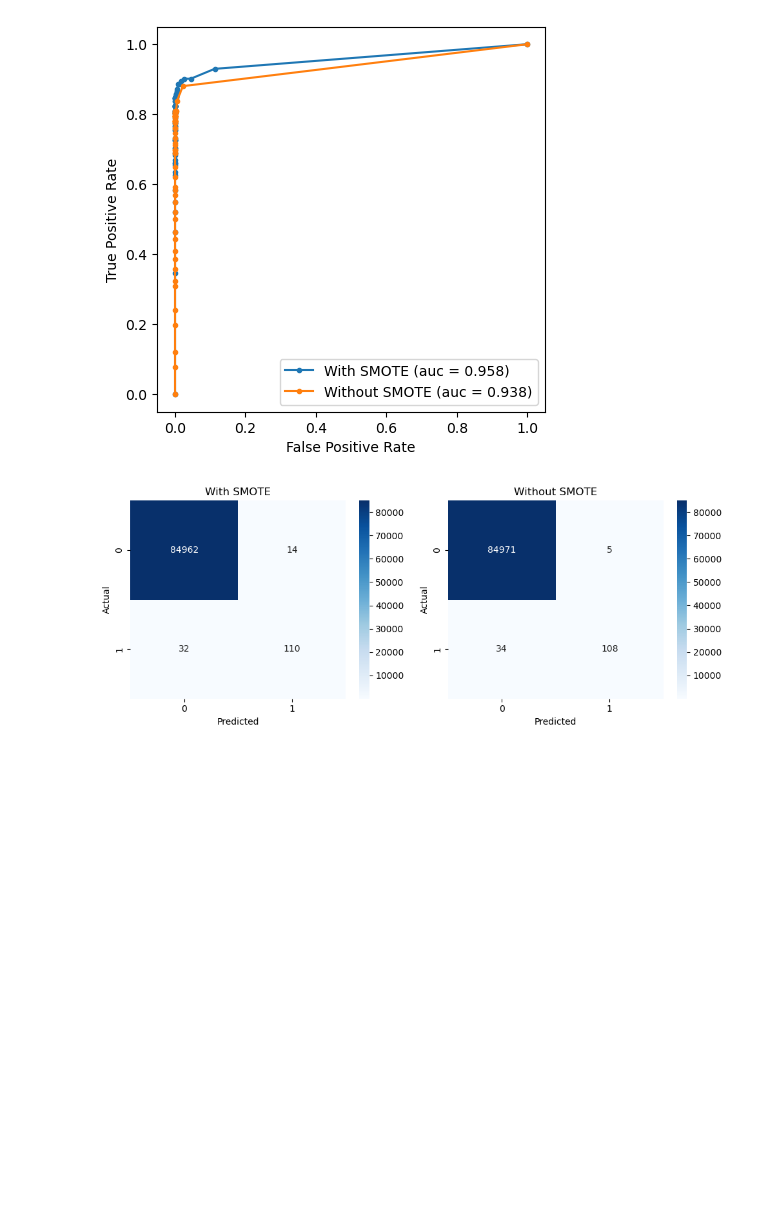
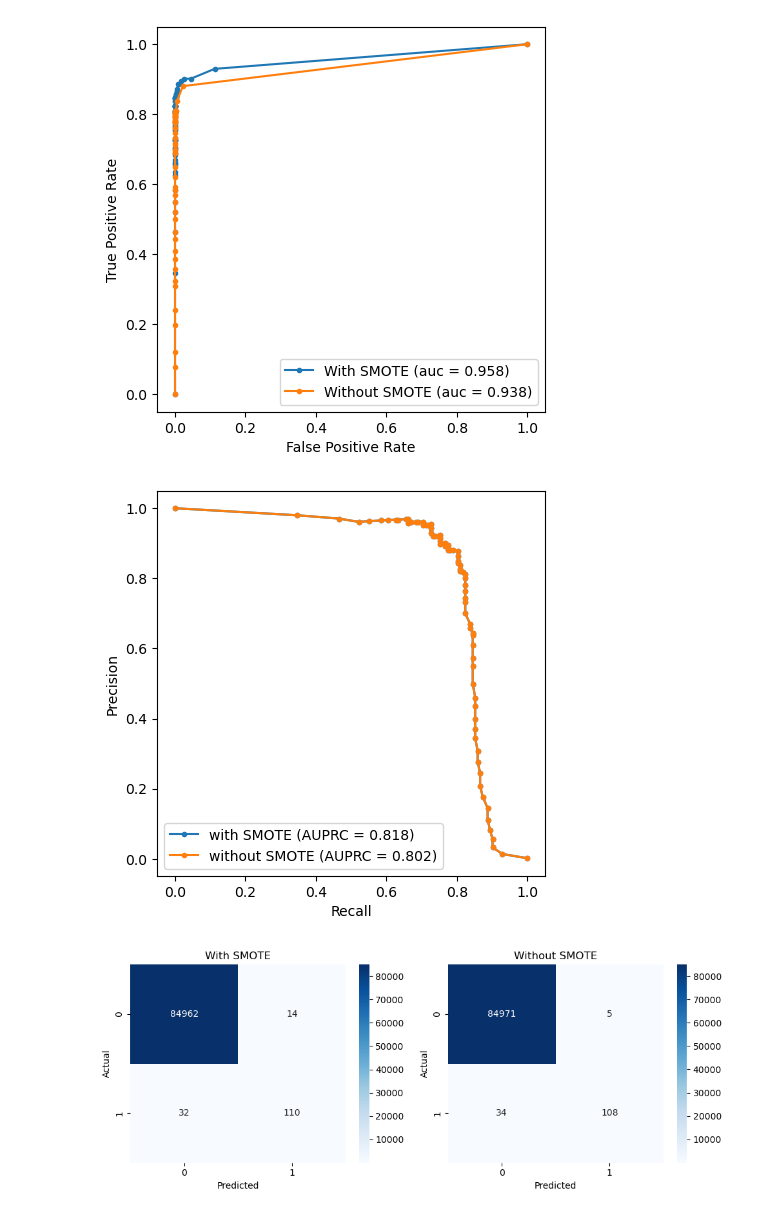
Before and after one commit to Gabrielmarqs12/ML-Fraud-Detection-Research, a Jupyter notebook: notebooks/machine learning/Model _Comparison.ipynb, the cells around one changed output. Cells and saved outputs as stored; diff of their text form; code cells hidden in the pictures; blank space fills up the shorter version.

Commit message:
Model Comparison Update: AUPR function

```diff
--- a/notebooks/machine learning/Model _Comparison.ipynb
+++ b/notebooks/machine learning/Model _Comparison.ipynb
@@ -29,5 +28,5 @@ The area under the ROC curve (AUC) represents the probability that the model, if
 # %%
-def generate_roc_data(model, x_train, y_train, x_test, y_test, use_smote = False, random_state = 36):
+def model_test_results(model, x_train, y_train, x_test, y_test, use_smote = False, random_state = 36):
 
     # Using Smote if necessary
     if use_smote:
@@ -36,6 +35,8 @@ def generate_roc_data(model, x_train, y_train, x_test, y_test, use_smote = False
 
     # Model training
     model.fit(x_train, y_train)
+
+    ## ROC-AUC results ----------------------
 
     # Calculating probability
     y_proba = model.predict_proba(x_test)[:, 1]
@@ -46,4 +47,14 @@ def generate_roc_data(model, x_train, y_train, x_test, y_test, use_smote = False
     # Calculate AUC
     auc = roc_auc_score(y_test, y_proba)
 
-    return fpr, tpr, auc
+    ## AUPR results -------------------------
+
+    #precision recall curve
+    precision, recall, _ = precision_recall_curve(y_test, y_proba)
+
+    #AUPR (Average Precision)
+    aupr = average_precision_score(y_test, y_proba)
+
+
+    ## returning data ----------------------
+    return fpr, tpr, auc, precision, recall, aupr
@@ -65,3 +81,16 @@ def compare_roc_auc(smote_fpr, smote_tpr, no_smote_fpr, no_smote_tpr, smote_auc,
+# %%
+def compare_aupr(precision_smote, recall_smote, precision_no_smote, recall_no_smote, aupr_smote, aupr_no_smote):
+
+    plt.figure(figsize = (5,5), dpi = 100)
+
+    plt.plot(recall_smote, precision_smote, marker = '.', label = 'with SMOTE (AUPRC = %0.3f)' % aupr_smote)
+    plt.plot(recall_smote, precision_smote, marker = '.', label = 'without SMOTE (AUPRC = %0.3f)' % aupr_no_smote)
+
+    plt.xlabel('Recall')
+    plt.ylabel('Precision')
+
+    plt.legend()
+    plt.show()
 # %% [markdown]
 #### Confusion Matrix
 A confusion matrix (or, error matrix) is a visualization method for classifier algorithm results. More specifically, it is a table that breaks down the number of ground truth instances of a specific class against the number of predicted class instances.
@@ -132,13 +161,13 @@ rf_model_smote = RandomForestClassifier(random_state = 36)
 rf_model_no_smote = RandomForestClassifier(random_state = 36)
 
 # Generating TPR and FPR with SMOTE
-smote_fpr, smote_tpr, smote_auc = generate_roc_data(rf_model_smote, x_train, y_train, x_test, y_test, use_smote = True)
+smote_fpr, smote_tpr, smote_auc, smote_precision, smote_recall, smote_aupr = model_test_results(rf_model_smote, x_train, y_train, x_test, y_test, use_smote = True)
 
 # Generating predictions based on the trained model (with SMOTE)
 y_predict_smote = rf_model_smote.predict(x_test)
 
 # Generating TPR and FPR without SMOTE
-no_smote_fpr, no_smote_tpr, no_smote_auc = generate_roc_data(rf_model_no_smote, x_train, y_train, x_test, y_test, use_smote = False)
+no_smote_fpr, no_smote_tpr, no_smote_auc, no_smote_precision, no_smote_recall, no_smote_aupr = model_test_results(rf_model_no_smote, x_train, y_train, x_test, y_test, use_smote = False)
 
 # Generating predictions based on the trained model (without SMOTE)
 y_predict_no_smote = rf_model_no_smote.predict(x_test)
@@ -149,6 +178,13 @@ compare_roc_auc(smote_fpr, smote_tpr,
                 smote_auc, no_smote_auc)
 # %% [output]
 [figure]
+# %%
+# Plotting the Area Under Precision recall chart
+compare_aupr(smote_precision, smote_recall,
+             no_smote_precision, no_smote_recall,
+             smote_aupr, no_smote_aupr)
+# %% [output]
+[figure, added]
 # %%
 # Comparing Results, with and without SMOTE
 compare_confusion_matrix(y_test, y_predict_smote, y_predict_no_smote)
```
Also changed, not shown: parts of 12 cells of this notebook.
